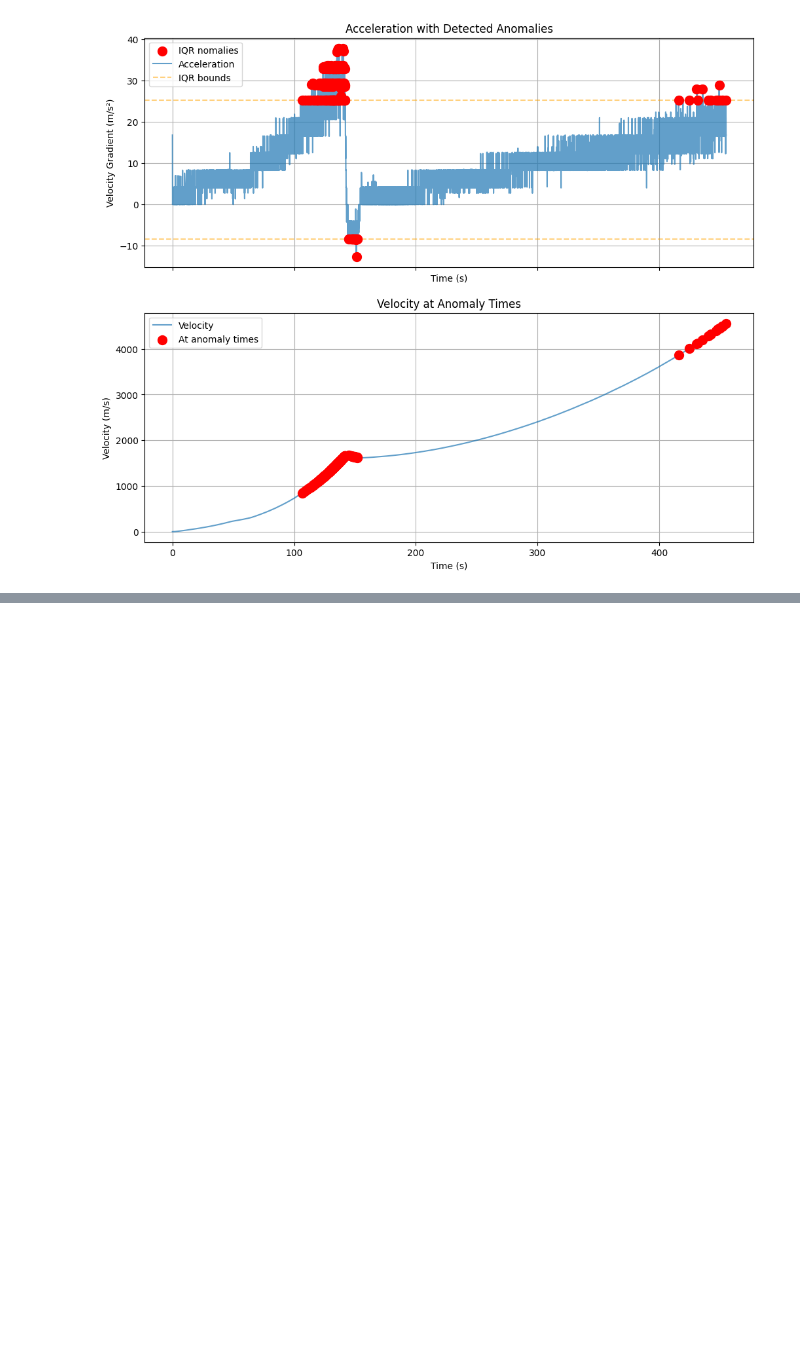
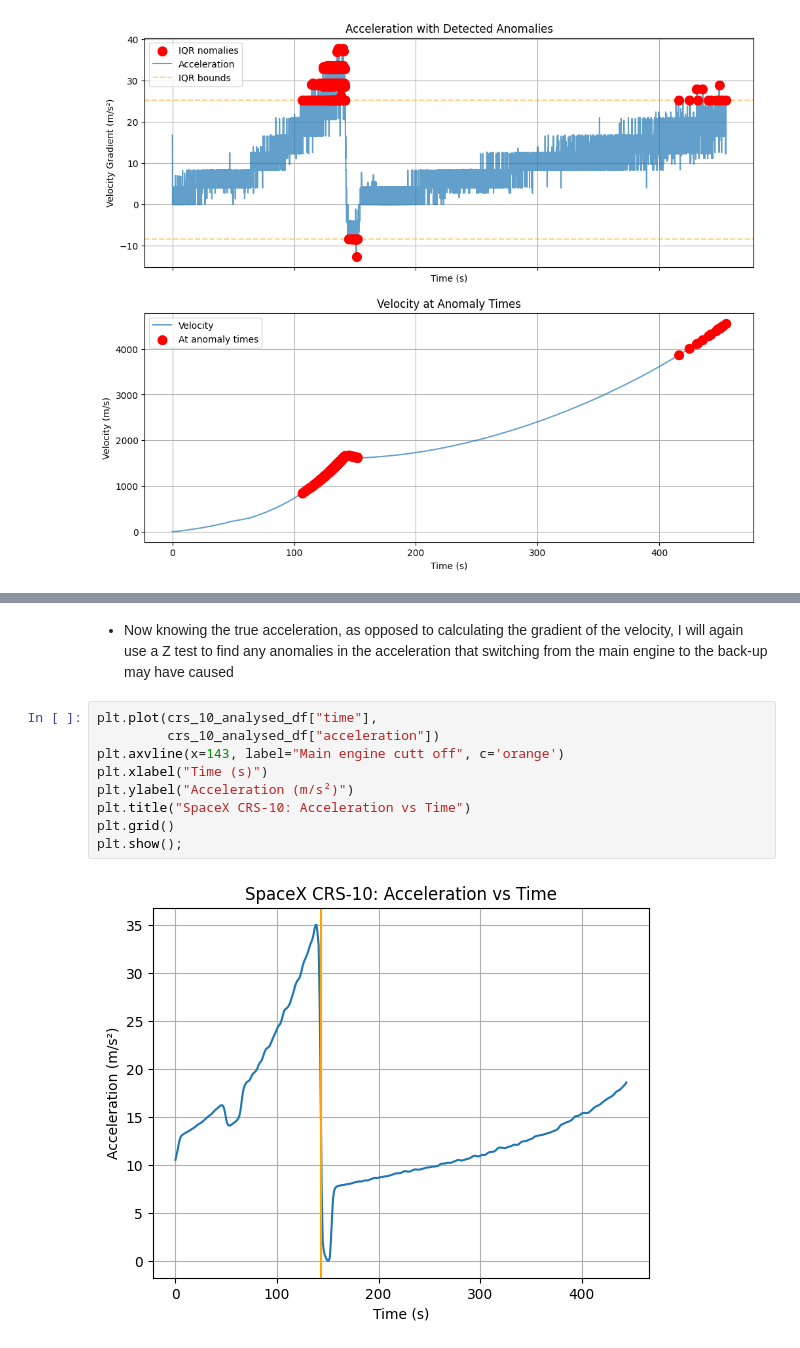
Before and after one commit to NicoCeresa/SpaceX-CRS-10-Telemetry-Analysis, a Jupyter notebook: notebooks/SpaceX_CRS_10_Telemetry.ipynb, the cells around one changed output, grey strips where cells are left out. Drawn from its saved outputs; the diff is of its cells as text; blank space fills up the shorter version.

```diff
--- a/notebooks/SpaceX_CRS_10_Telemetry.ipynb
+++ b/notebooks/SpaceX_CRS_10_Telemetry.ipynb
@@ -177,0 +249,13 @@ ax2.grid();
+# %% [markdown]
+- Now knowing the true acceleration, as opposed to calculating the gradient of the velocity, I will again use a Z test to find any anomalies in the acceleration that switching from the main engine to the back-up may have caused
+# %%
+plt.plot(crs_10_analysed_df["time"],
+         crs_10_analysed_df["acceleration"])
+plt.axvline(x=143, label="Main engine cutt off", c='orange')
+plt.xlabel("Time (s)")
+plt.ylabel("Acceleration (m/s²)")
+plt.title("SpaceX CRS-10: Acceleration vs Time")
+plt.grid()
+plt.show();
+# %% [output]
+[figure, added]
```
Also changed, not shown: parts of 12 cells of this notebook.
